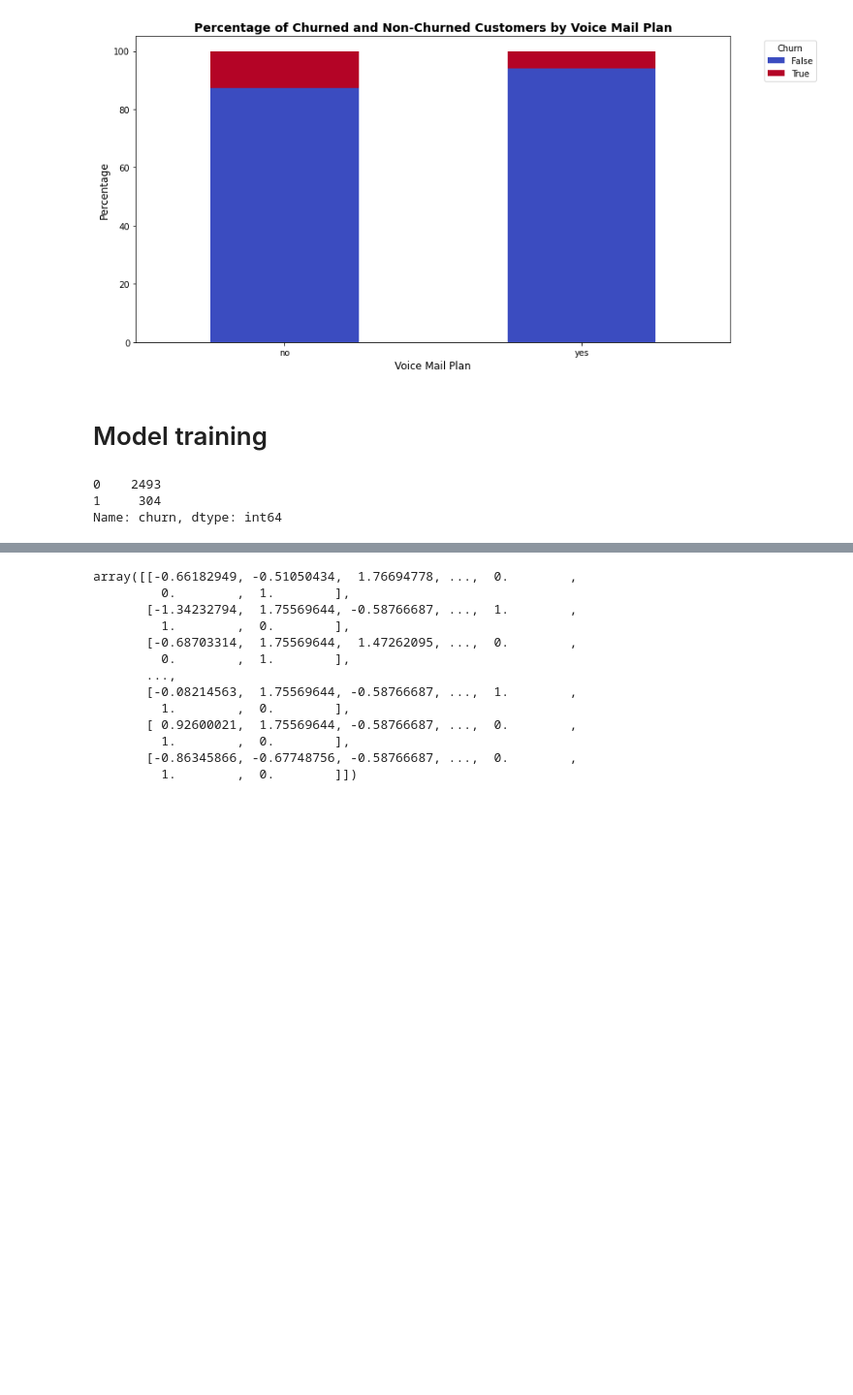
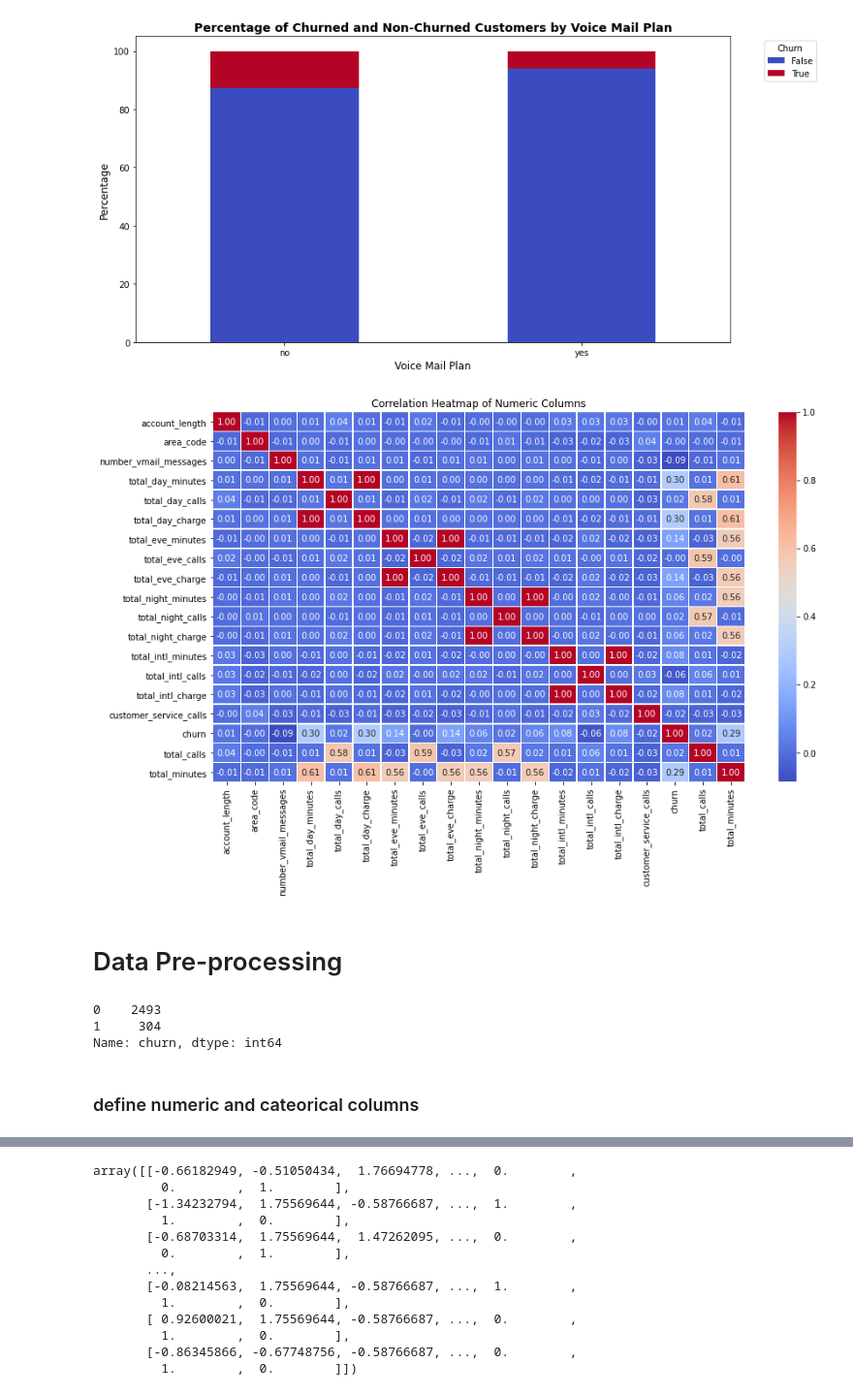
Before and after one commit to bonie99/Customer-Churn, a Jupyter notebook: Customer EDA.ipynb, the cells around one changed output, grey strips where cells are left out. Shown at 97% size. Cells and saved outputs as stored; diff of their text form; code cells hidden in the pictures; blank space fills up the shorter version.

Commit message:
updated modelling

```diff
--- a/Customer EDA.ipynb
+++ b/Customer EDA.ipynb
@@ -270,0 +289,7 @@ data.head(2)
+# %%
+# Creating a new feature 'total_calls'
+data['total_calls'] = data['total_day_calls'] + data['total_eve_calls'] + data['total_night_calls'] + data['total_intl_calls']
+
+# Creating a new feature 'total_minutes'
+data['total_minutes'] = data['total_day_minutes'] + data['total_eve_minutes'] + data['total_night_minutes']
+data.head(2)
@@ -446,8 +485,19 @@ plt.tight_layout()  # Adjust layout for better visibility
 plt.show()
 # %% [output]
 [figure]
-# %% [markdown]
-# Model training
+# %%
+# Compute the correlation matrix
+correlation_matrix =data.corr()
+
+# Create a heatmap using seaborn
+plt.figure(figsize=(14, 8))
+sns.heatmap(correlation_matrix, annot=True, cmap='coolwarm', fmt=".2f", linewidths=0.5)
+plt.title('Correlation Heatmap of Numeric Columns')
+plt.show()
+# %% [output]
+[figure, added]
+# %% [markdown]
+# Data Pre-processing
 # %%
 # Creating an instance of LabelEncoder
 label_encoder = LabelEncoder()
@@ -465,6 +515,8 @@ Name: churn, dtype: int64
 # %%
 # Split the data into training and test sets
 X_train, X_test, y_train, y_test = train_test_split(X, y, test_size=0.2, random_state=1)
+# %% [markdown]
+### define numeric and cateorical columns
 # %%
 # Identify numerical columns in the DataFrame by selecting columns with non-object data types
 numerical_columns=X.select_dtypes(exclude='object').columns
```
Also changed, not shown: parts of 94 cells of this notebook, 1 other file.
